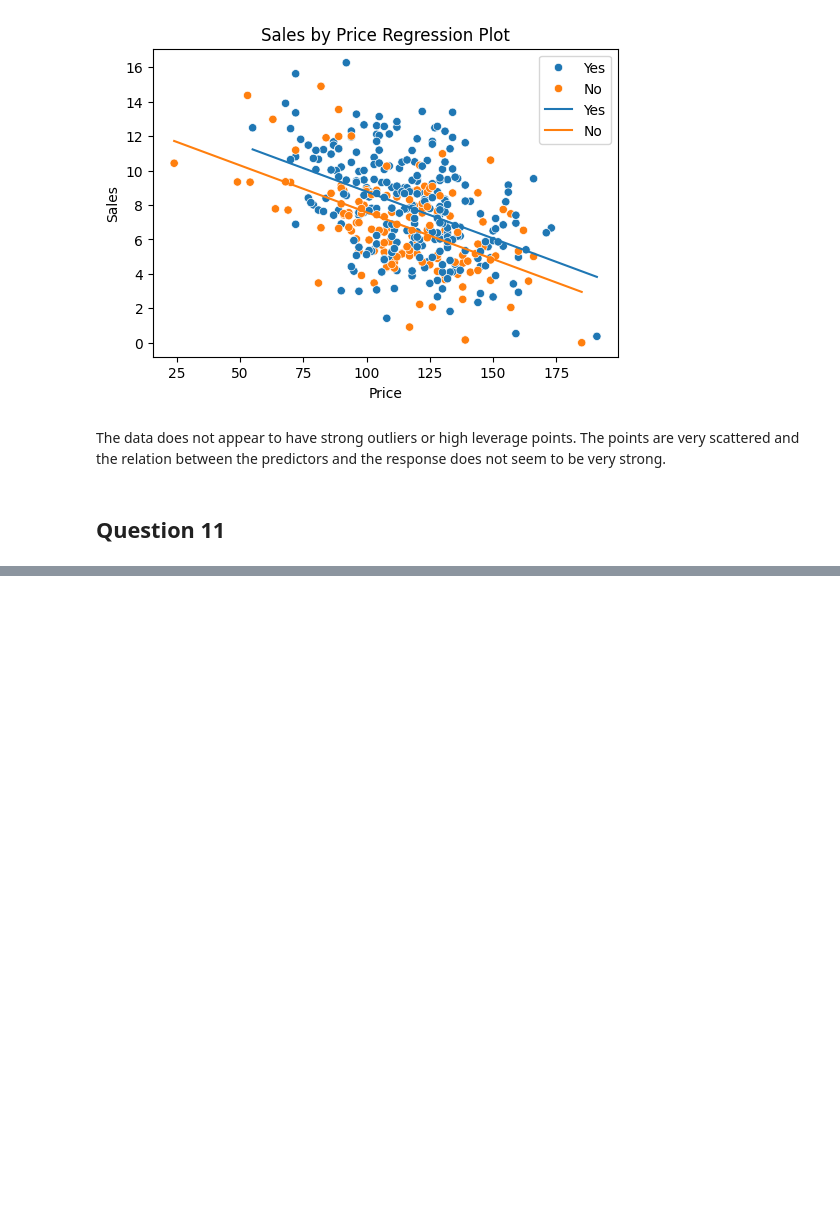
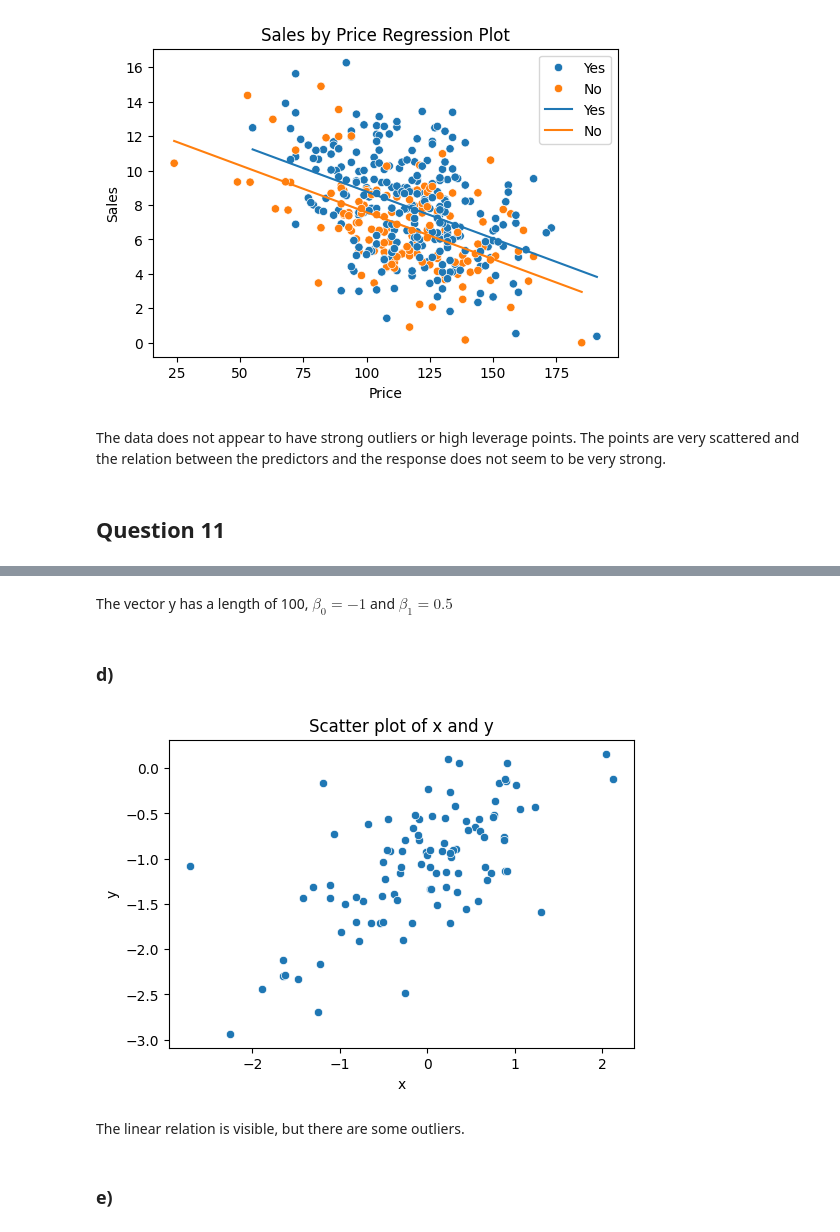
Before and after one commit to mateusmelo821/ISL-Exercises, a Jupyter notebook: Chapter_3.ipynb, the cells around one changed output, grey strips where cells are left out. Cells and saved outputs as stored; diff of their text form; code cells hidden in the pictures; blank space fills up the shorter version.

```diff
--- a/Chapter_3.ipynb
+++ b/Chapter_3.ipynb
@@ -580,0 +789,10 @@ The data does not appear to have strong outliers or high leverage points. The po
+# %%
+import pandas as pd
+import numpy as np
+import statsmodels.formula.api as sm
+import seaborn as sns
+import matplotlib.pyplot as plt
+
+rgn = np.random.default_rng(1)
+x = rgn.normal(size=100)
+x
@@ -580,0 +817,3 @@ The data does not appear to have strong outliers or high leverage points. The po
+# %%
+eps = rgn.normal(loc=0, scale=0.5, size=100)
+eps
@@ -580,0 +838,3 @@ The data does not appear to have strong outliers or high leverage points. The po
+# %%
+y=-1+0.5*x+eps
+y
@@ -580,0 +862,17 @@ The data does not appear to have strong outliers or high leverage points. The po
+# %% [markdown]
+The vector y has a length of 100, $\beta_0=-1$ and $\beta_1=0.5$
+# %% [markdown]
+### d)
+# %%
+fig, ax = plt.subplots(figsize=(6, 4))
+sns.scatterplot(x=x, y=y, ax=ax)
+ax.set_xlabel("x")
+ax.set_ylabel("y")
+ax.set_title("Scatter plot of x and y")
+plt.show()
+# %% [output]
+[figure, added]
+# %% [markdown]
+The linear relation is visible, but there are some outliers.
+# %% [markdown]
+### e)
```
Also changed, not shown: parts of 66 cells of this notebook.
